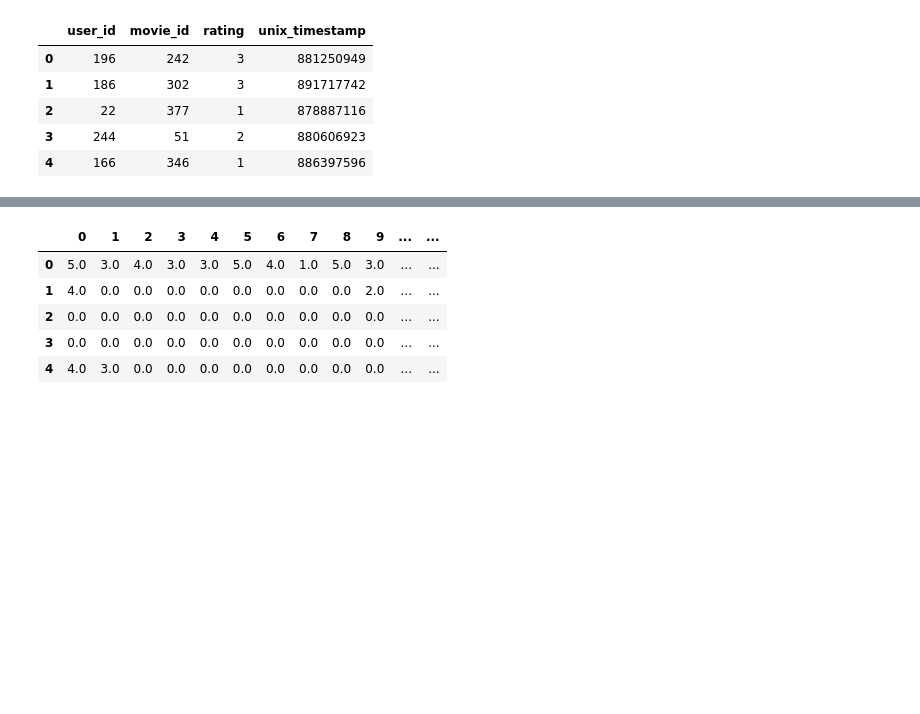
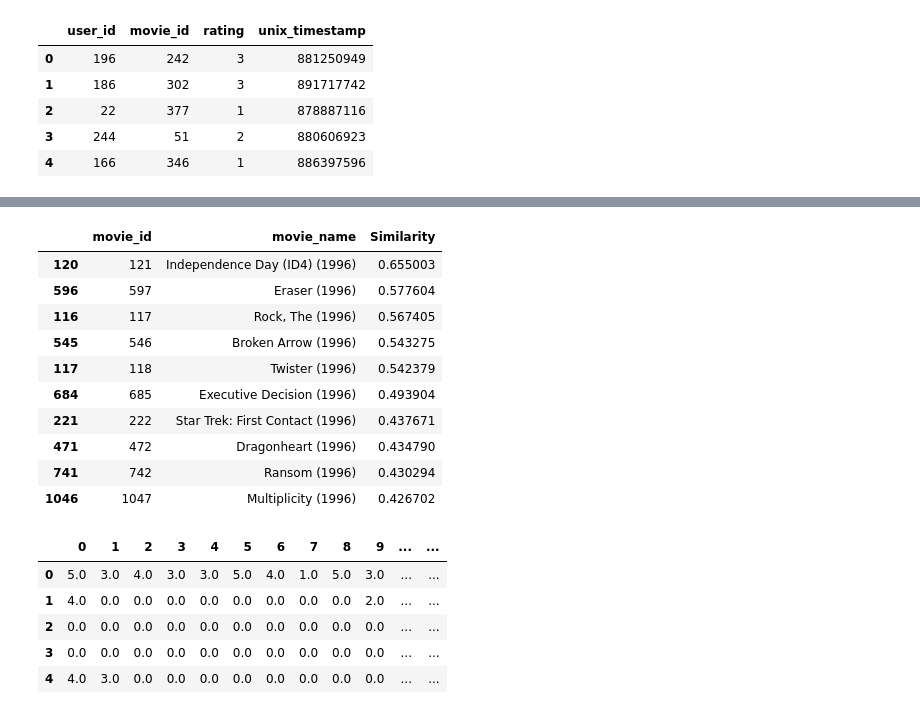
Before and after one commit to willzjc/collabfiltermodel, a Jupyter notebook: app.ipynb, the cells around one changed output, grey strips where cells are left out. Saved outputs shown, nothing was run; the diff lists cells and outputs as text; code cells hidden in the pictures; blank space fills up the shorter version.

```diff
--- a/app.ipynb
+++ b/app.ipynb
@@ -27,0 +68,3 @@ number_of_movies = ratings.movie_id.unique().shape[0]
+# %%
+similarity_matrix=1-pairwise_distances(user_item_matrix,metric="correlation")
+similarity_matrix
@@ -28,3 +85,21 @@ number_of_movies = ratings.movie_id.unique().shape[0]
+# %%
+movie_name="Mission: Impossible (1996)"
+movie_id=movies[movies["movie_name"]==movie_name].index
+movie_id=movie_id[0]
+movies["Similarity"]=similarity_matrix[movie_id]
+movies.sort_values("Similarity",ascending=False)[1:11]
+# %% [output]
+|  | movie_id | movie_name | Similarity |
+| 120 | 121 | Independence Day (ID4) (1996) | 0.655003 |
+| 596 | 597 | Eraser (1996) | 0.577604 |
+| 116 | 117 | Rock, The (1996) | 0.567405 |
+| 545 | 546 | Broken Arrow (1996) | 0.543275 |
+| 117 | 118 | Twister (1996) | 0.542379 |
+| 684 | 685 | Executive Decision (1996) | 0.493904 |
+| 221 | 222 | Star Trek: First Contact (1996) | 0.437671 |
+| 471 | 472 | Dragonheart (1996) | 0.434790 |
+| 741 | 742 | Ransom (1996) | 0.430294 |
+| 1046 | 1047 | Multiplicity (1996) | 0.426702 |
 # %%
 data_matrix: ndarray = np.zeros((number_of_users, number_of_movies))
 for line in ratings.itertuples():
```
Also changed, not shown: parts of 8 cells of this notebook, 1 other file.
